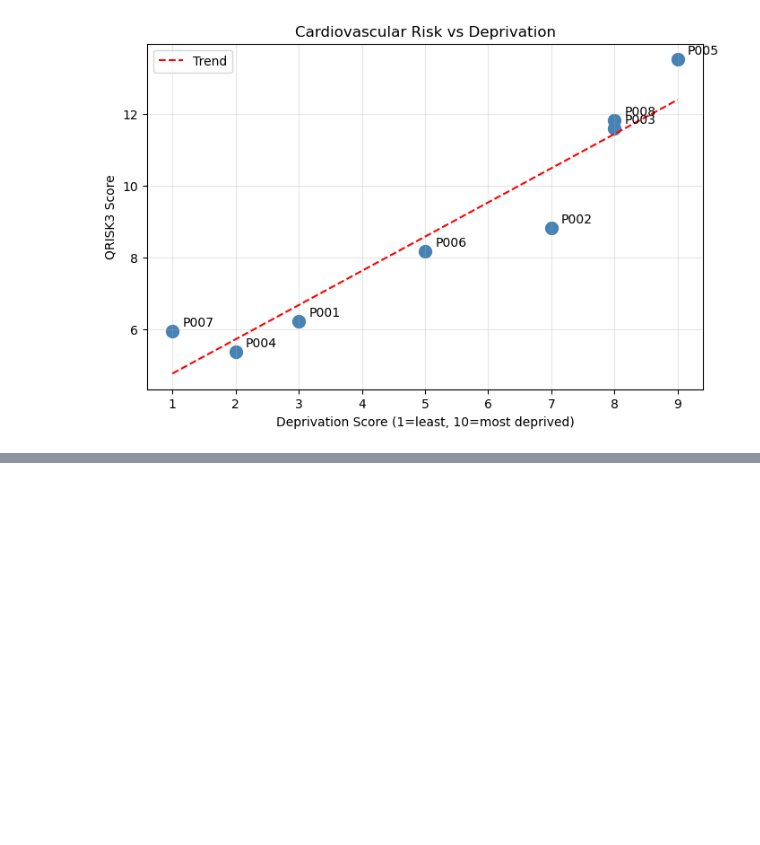
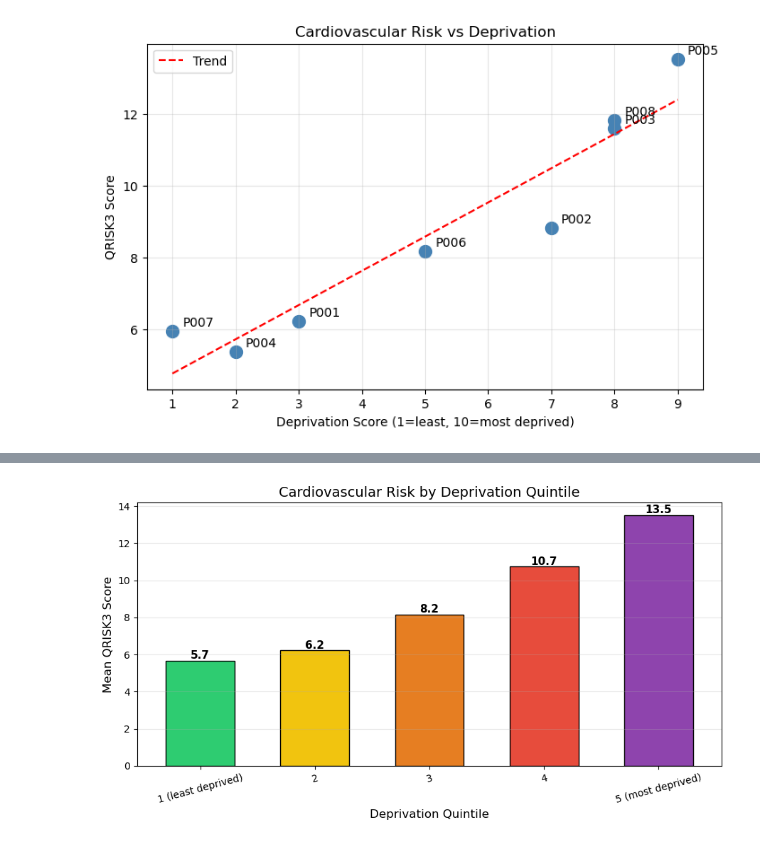
Before and after one commit to Lyra-cb/Qrisk3_Project, a Jupyter notebook: qrisk3.ipynb, the cells around one changed output, grey strips where cells are left out. Saved outputs shown, nothing was run; the diff lists cells and outputs as text; code cells hidden in the pictures; blank space fills up the shorter version.

Commit message:
Added deprivation quintile bar chart

```diff
--- a/qrisk3.ipynb
+++ b/qrisk3.ipynb
@@ -170,3 +170,23 @@ plt.grid(True, alpha=0.3)
 plt.show()
 # %% [output]
 [figure]
+# %%
+# Group patients into deprivation quintiles
+def deprivation_quintile(score):
+    if score <= 2:
+        return '1 (least deprived)'
+    elif score <= 4:
+        return '2'
+    elif score <= 6:
+        return '3'
+    elif score <= 8:
+        return '4'
+    else:
+        return '5 (most deprived)'
+
+df['quintile'] = df['deprivation'].apply(deprivation_quintile)
+
+# Average QRISK3 score per quintile
+quintile_risk = df.groupby('quintile')['qrisk_score'].mean()
+
+print(quintile_risk)
@@ -172,0 +201,22 @@ plt.show()
+# %%
+# Bar chart of average QRISK3 score by deprivation quintile
+fig, ax = plt.subplots(figsize=(9, 5))
+
+colors = ['#2ecc71', '#f1c40f', '#e67e22', '#e74c3c', '#8e44ad']
+
+quintile_risk.plot(kind='bar', ax=ax, color=colors, edgecolor='black', width=0.6)
+
+ax.set_xlabel('Deprivation Quintile', fontsize=12)
+ax.set_ylabel('Mean QRISK3 Score', fontsize=12)
+ax.set_title('Cardiovascular Risk by Deprivation Quintile', fontsize=14)
+ax.tick_params(axis='x', rotation=15)
+ax.grid(axis='y', alpha=0.3)
+
+# Add value labels on top of each bar
+for i, v in enumerate(quintile_risk):
+    ax.text(i, v + 0.1, f'{v:.1f}', ha='center', fontsize=11, fontweight='bold')
+
+plt.tight_layout()
+plt.show()
+# %% [output]
+[figure, added]
```
Also changed, not shown: parts of 2 cells of this notebook.
